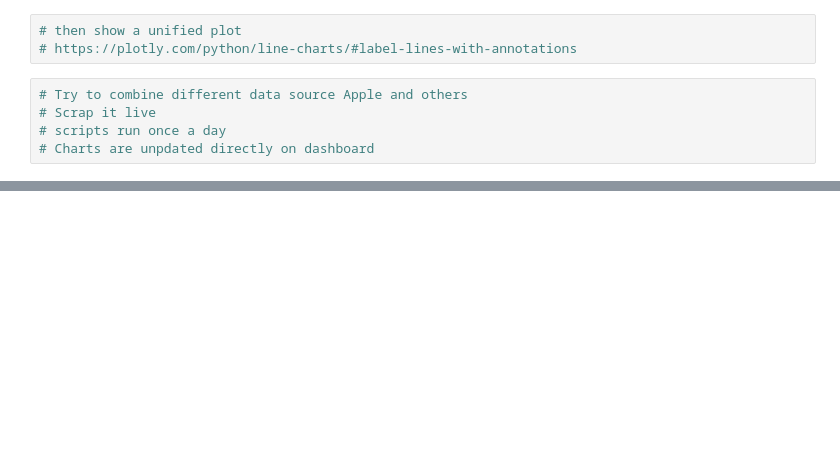
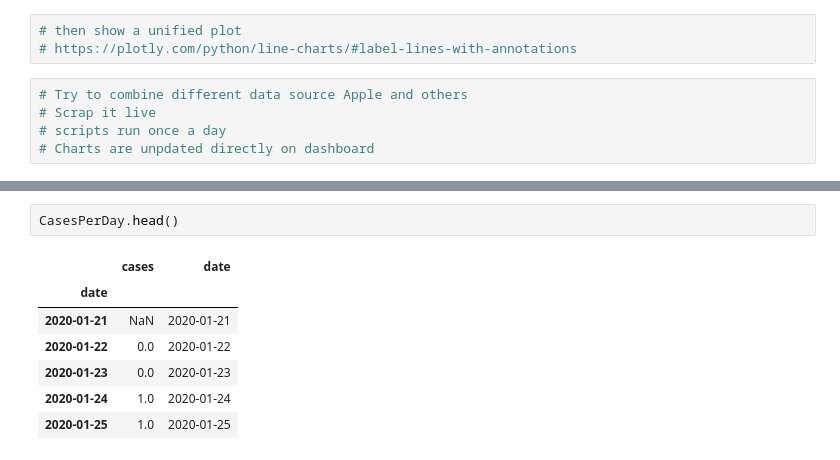
Before and after one commit to abhatt95/COVID-19-mobility-impact, a Jupyter notebook: Cleanup aggregation and EDA.ipynb, the cells around one changed output, grey strips where cells are left out. Drawn from its saved outputs; the diff is of its cells as text; blank space fills up the shorter version.

```diff
--- a/Cleanup aggregation and EDA.ipynb
+++ b/Cleanup aggregation and EDA.ipynb
@@ -269,0 +312,10 @@ arrays to stack must be passed as a "sequence" type such as list or tuple. Suppo
+# %%
+CasesPerDay.head()
+# %% [output]
+|  | cases | date |
+| date |  |  |
+| 2020-01-21 | NaN | 2020-01-21 |
+| 2020-01-22 | 0.0 | 2020-01-22 |
+| 2020-01-23 | 0.0 | 2020-01-23 |
+| 2020-01-24 | 1.0 | 2020-01-24 |
+| 2020-01-25 | 1.0 | 2020-01-25 |
```
Also changed, not shown: parts of 11 cells of this notebook.
